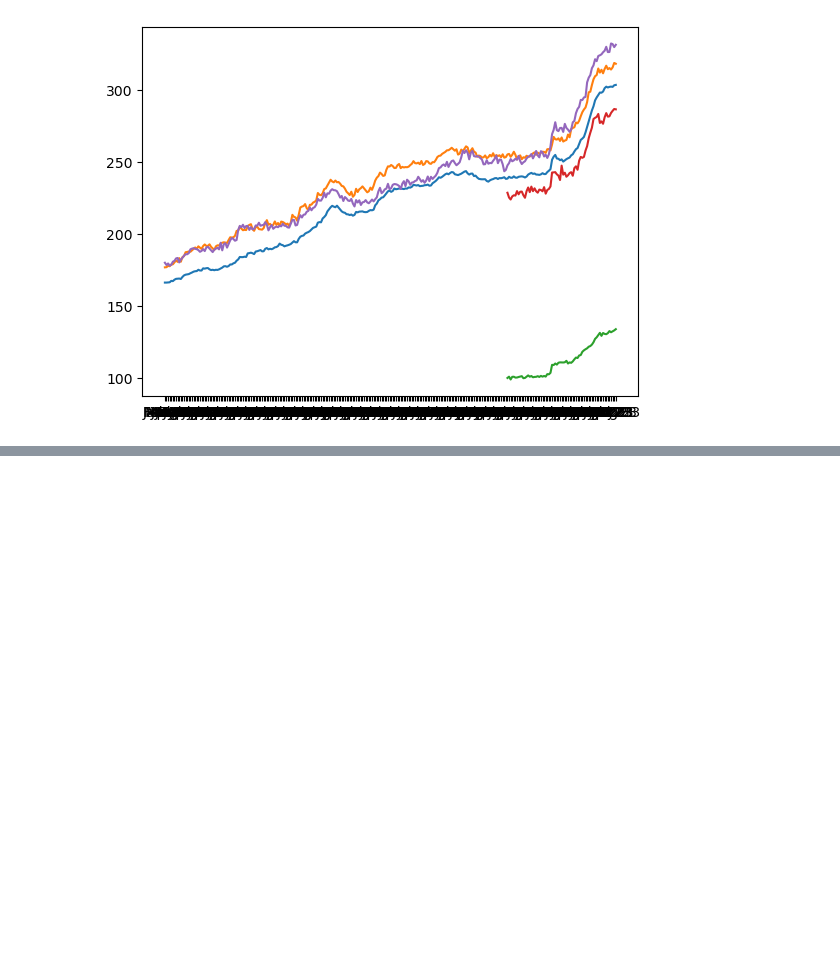
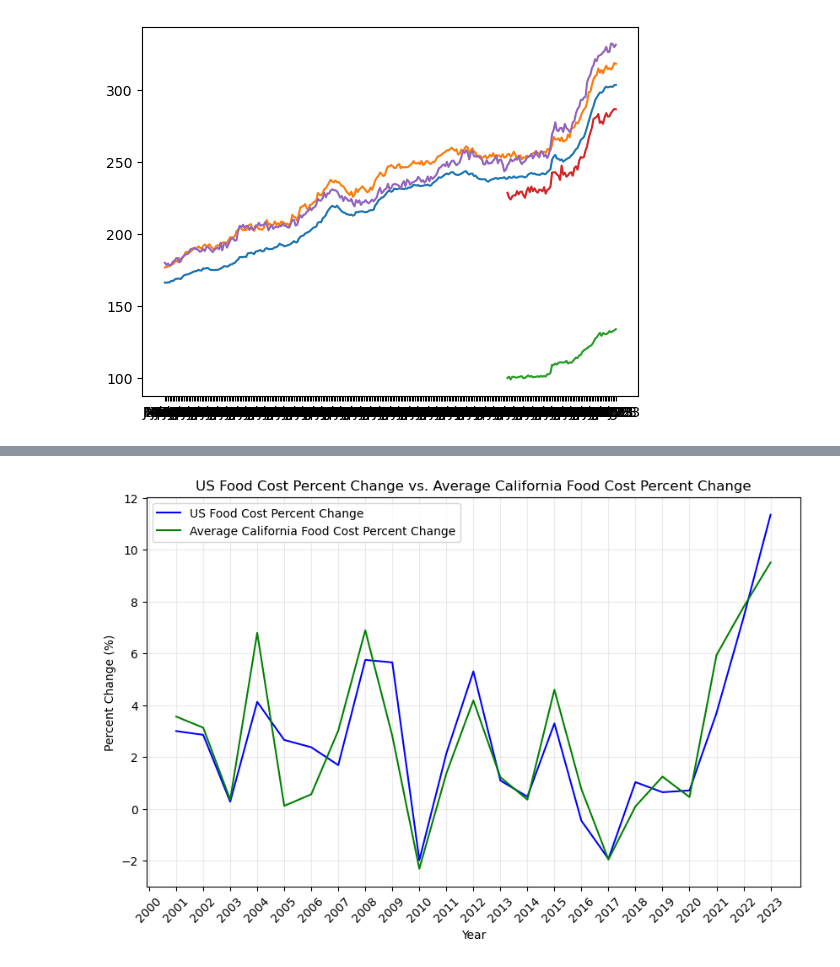
Before and after one commit to BeccaBenn/grocery_inflation, a Jupyter notebook: Becca/Max_copy/CPI_Expenditure_Detail.ipynb, the cells around one changed output, grey strips where cells are left out. Cells and saved outputs as stored; diff of their text form; code cells hidden in the pictures; blank space fills up the shorter version.

```diff
--- a/Becca/Max_copy/CPI_Expenditure_Detail.ipynb
+++ b/Becca/Max_copy/CPI_Expenditure_Detail.ipynb
@@ -306,0 +356,8 @@ ValueError: time data "Jan 00" doesn't match format "%b %Y", at position 0. You
+# %%
+# Filter the DataFrame to include only rows where the index contains 'jan' (case-insensitive)
+expenditure_df2 = expenditure_df[expenditure_df.index.str.contains('Jan', case=False, na=False)]
+
+# Select the specific columns you want to keep
+columns_to_keep = ['usa_food_at_home', 'la_food_at_home', 'riv_food_at_home', 'sd_food_at_home', 'sf_food_at_home']
+expenditure_df2 = expenditure_df2[columns_to_keep]
+expenditure_df2
@@ -306,0 +383,7 @@ ValueError: time data "Jan 00" doesn't match format "%b %Y", at position 0. You
+# %%
+# Calculate the percent change from one row to the next for all columns
+percent_changes2 = expenditure_df2.pct_change() * 100  # Multiply by 100 to convert to percentage
+average_change2 = percent_changes2[['la_food_at_home', 'riv_food_at_home', 'sd_food_at_home', 'sf_food_at_home']].mean(axis=1)
+print("\nAverage Change:")
+print(average_change2)
+# Display the DataFrame with percent changes
@@ -306,0 +429,15 @@ ValueError: time data "Jan 00" doesn't match format "%b %Y", at position 0. You
+# %%
+plt.figure(figsize=(10, 6))
+xtick_labels = ['2000','2001','2002','2003','2004','2005','2006','2007','2008','2009','2010','2011','2012','2013','2014','2015','2016','2017','2018','2019','2020','2021','2022','2023']
+plt.plot(expenditure_df2.index, percent_changes2['usa_food_at_home'], label='US Food Cost Percent Change', color='b')
+plt.plot(expenditure_df2.index, average_change2, label='Average California Food Cost Percent Change', color='g', linestyle='-')
+plt.xticks(expenditure_df2.index, xtick_labels, rotation=45)
+plt.xlabel('Year')
+plt.ylabel('Percent Change (%)')
+plt.title('US Food Cost Percent Change vs. Average California Food Cost Percent Change')
+plt.legend()
+plt.grid(alpha=0.25)
+plt.savefig('C:/Users/benne/OneDrive/Desktop/BootCamp/Group_projects/project_1/grocery_inflation/Images/Aunnual_US_vs_Ca_Line.png', dpi=300)
+plt.show()
+# %% [output]
+[figure, added]
```
Also changed, not shown: parts of 24 cells of this notebook, 7 other files.
